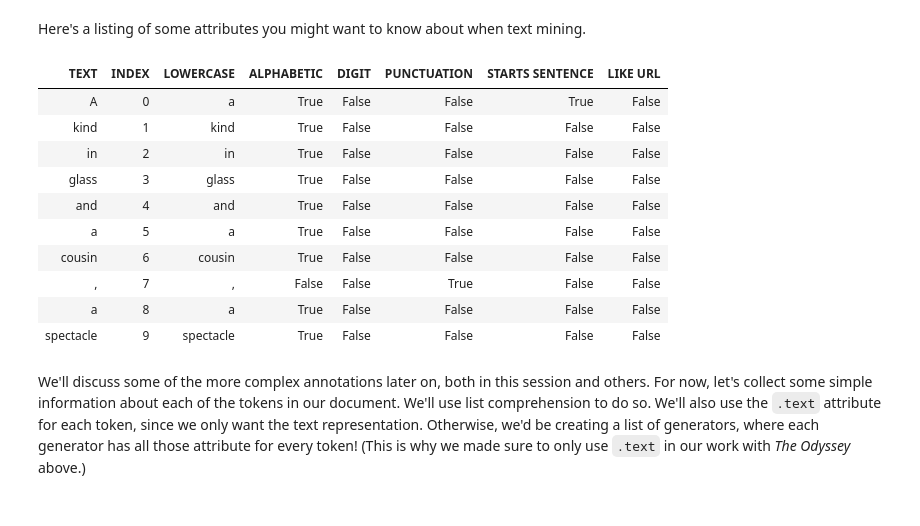
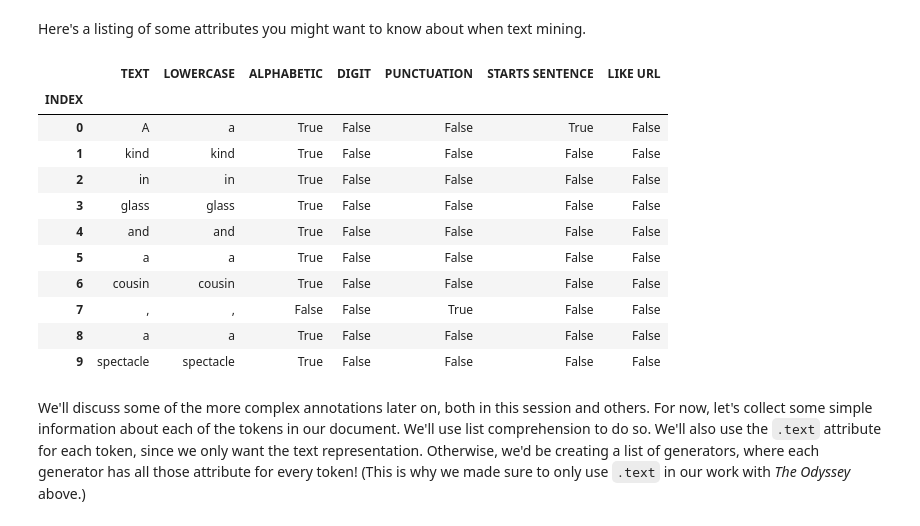
Before and after one commit to ucdavisdatalab/workshop_nlp_with_python, a Jupyter notebook: 02_text-annotation-with-spacy.ipynb, the cells around one changed output. Drawn from its saved outputs; the diff is of its cells as text; code cells hidden in the pictures.

Commit message:
cleaning up outputs with pandas

```diff
--- a/02_text-annotation-with-spacy.ipynb
+++ b/02_text-annotation-with-spacy.ipynb
@@ -275,36 +286,34 @@ array([-1.4859e-01, -1.7940e-01,  4.3666e-02,  1.5748e-01,  1.3568e-01,
 # %% [markdown]
 Here's a listing of some attributes you might want to know about when text mining.
 # %%
-import pandas as pd
-
 sample_attributes = []
-
 for token in carafe:
     sample_attributes.append({
+        'INDEX': token.i,
         'TEXT': token.text,
-        'INDEX': token.i,
         'LOWERCASE': token.lower_,
         'ALPHABETIC': token.is_alpha,
         'DIGIT': token.is_digit,
         'PUNCTUATION': token.is_punct,
         'STARTS SENTENCE': token.is_sent_start,
         'LIKE URL': token.like_url
     })
 
-sample_attributes = pd.DataFrame(sample_attributes).head(10)
-sample_attributes.style.hide_index()
+sample_attributes = pd.DataFrame(sample_attributes).set_index('INDEX')
+sample_attributes.head(10)
 # %% [output]
-| TEXT | INDEX | LOWERCASE | ALPHABETIC | DIGIT | PUNCTUATION | STARTS SENTENCE | LIKE URL |
-| A | 0 | a | True | False | False | True | False |
-| kind | 1 | kind | True | False | False | False | False |
-| in | 2 | in | True | False | False | False | False |
-| glass | 3 | glass | True | False | False | False | False |
-| and | 4 | and | True | False | False | False | False |
-| a | 5 | a | True | False | False | False | False |
-| cousin | 6 | cousin | True | False | False | False | False |
-| , | 7 | , | False | False | True | False | False |
-| a | 8 | a | True | False | False | False | False |
-| spectacle | 9 | spectacle | True | False | False | False | False |
+|  | TEXT | LOWERCASE | ALPHABETIC | DIGIT | PUNCTUATION | STARTS SENTENCE | LIKE URL |
+| INDEX |  |  |  |  |  |  |  |
+| 0 | A | a | True | False | False | True | False |
+| 1 | kind | kind | True | False | False | False | False |
+| 2 | in | in | True | False | False | False | False |
+| 3 | glass | glass | True | False | False | False | False |
+| 4 | and | and | True | False | False | False | False |
+| 5 | a | a | True | False | False | False | False |
+| 6 | cousin | cousin | True | False | False | False | False |
+| 7 | , | , | False | False | True | False | False |
+| 8 | a | a | True | False | False | False | False |
+| 9 | spectacle | spectacle | True | False | False | False | False |
 # %% [markdown]
 We'll discuss some of the more complex annotations later on, both in this session and others. For now, let's collect some simple information about each of the tokens in our document. We'll use list comprehension to do so. We'll also use the `.text` attribute for each token, since we only want the text representation. Otherwise, we'd be creating a list of generators, where each generator has all those attribute for every token! (This is why we made sure to only use `.text` in our work with _The Odyssey_ above.)
 # %%
```
Also changed, not shown: parts of 11 cells of this notebook.
